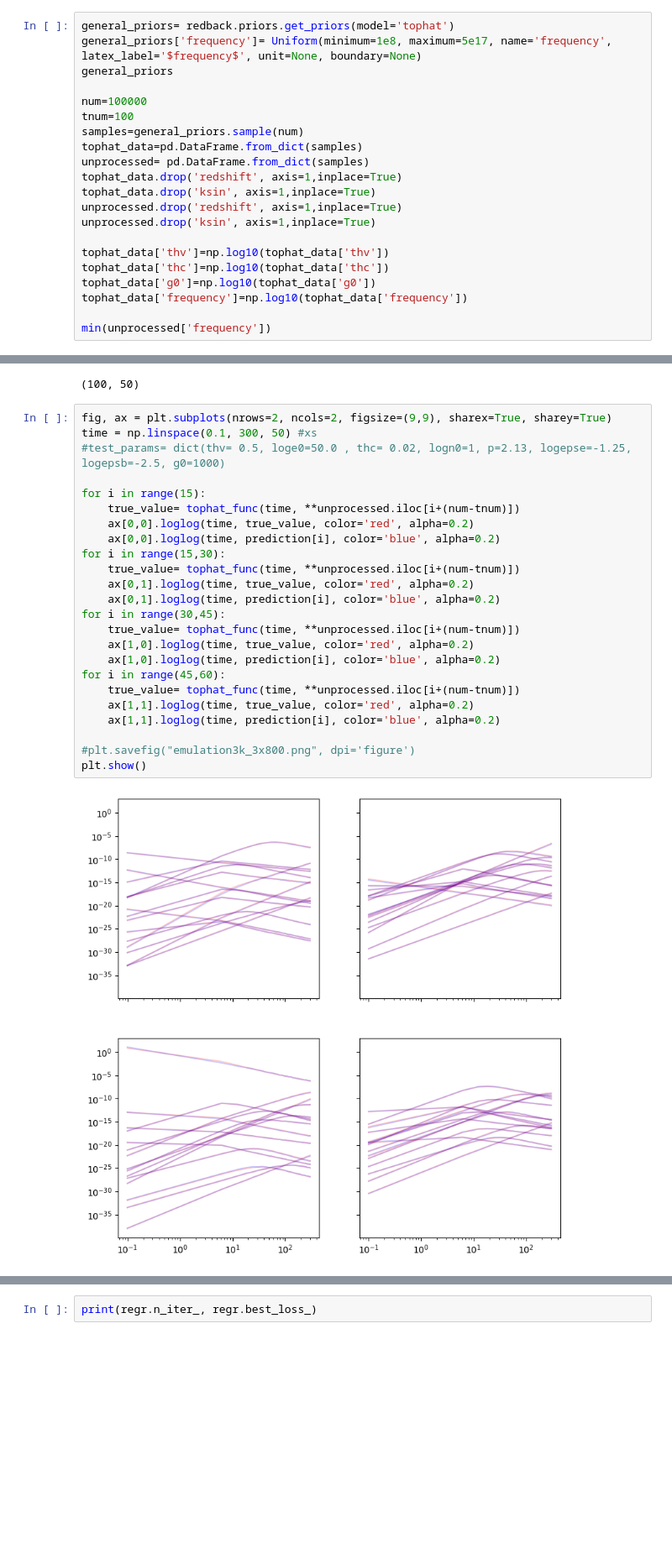
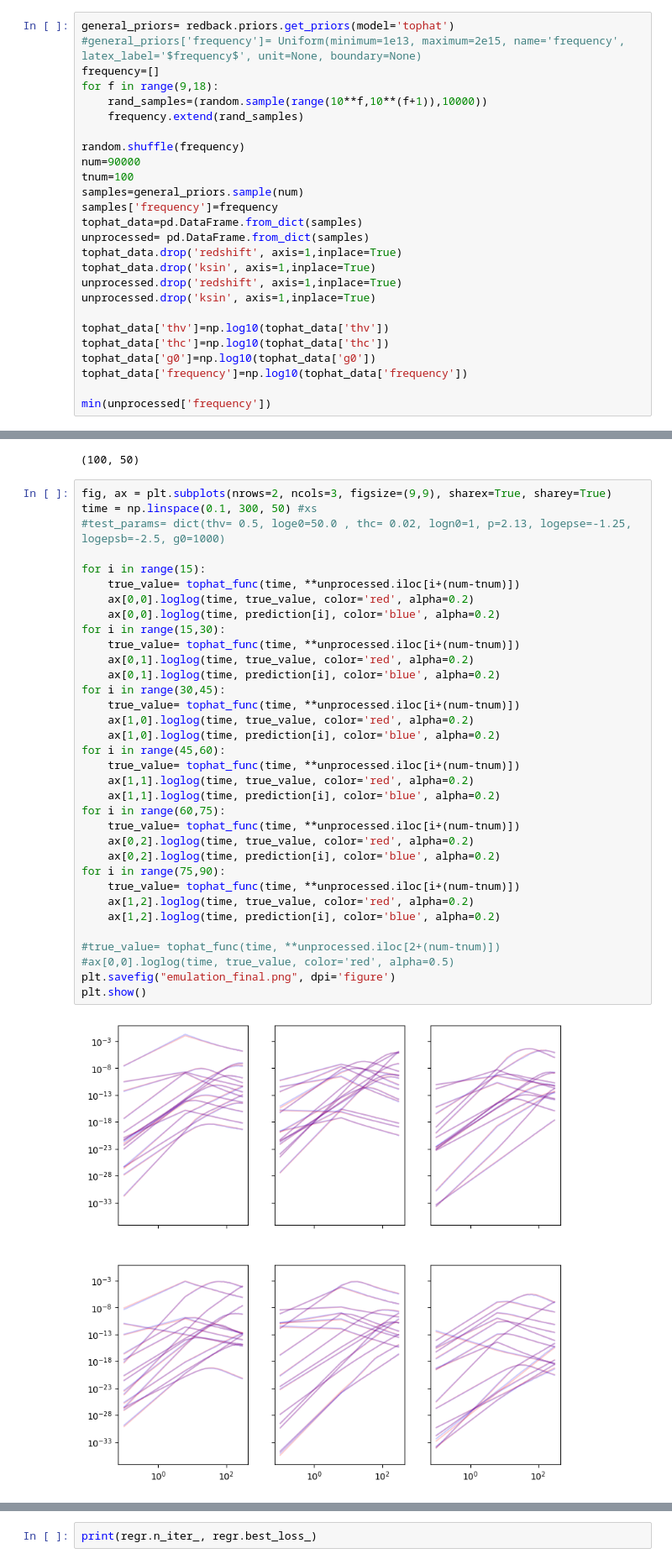
Before and after one commit to wfw23/MPhys_project, a Jupyter notebook: emulation.ipynb, the cells around one changed output, grey strips where cells are left out. Shown: that part at 84% size. Saved outputs shown, nothing was run; the diff lists cells and outputs as text; blank space fills up the shorter version.

Commit message:
finalising emulator, fix combined signals

```diff
--- a/emulation.ipynb
+++ b/emulation.ipynb
@@ -146,12 +148,17 @@ def tophat_func(time,  thv, loge0 , thc, logn0, p, logepse, logepsb, g0,frequenc
     return flux
 # %%
 general_priors= redback.priors.get_priors(model='tophat')
-general_priors['frequency']= Uniform(minimum=1e8, maximum=5e17, name='frequency', latex_label='$frequency$', unit=None, boundary=None)
-general_priors
+#general_priors['frequency']= Uniform(minimum=1e13, maximum=2e15, name='frequency', latex_label='$frequency$', unit=None, boundary=None)
+frequency=[]
+for f in range(9,18):
+    rand_samples=(random.sample(range(10**f,10**(f+1)),10000))
+    frequency.extend(rand_samples)
 
-num=100000
+random.shuffle(frequency)
+num=90000
 tnum=100
 samples=general_priors.sample(num)
+samples['frequency']=frequency
 tophat_data=pd.DataFrame.from_dict(samples)
 unprocessed= pd.DataFrame.from_dict(samples)
 tophat_data.drop('redshift', axis=1,inplace=True)
@@ -201,28 +206,38 @@ prediction.shape
 # %% [output]
 (100, 50)
 # %%
-fig, ax = plt.subplots(nrows=2, ncols=2, figsize=(9,9), sharex=True, sharey=True)
+fig, ax = plt.subplots(nrows=2, ncols=3, figsize=(9,9), sharex=True, sharey=True)
 time = np.linspace(0.1, 300, 50) #xs
 #test_params= dict(thv= 0.5, loge0=50.0 , thc= 0.02, logn0=1, p=2.13, logepse=-1.25, logepsb=-2.5, g0=1000)
 
 for i in range(15):
     true_value= tophat_func(time, **unprocessed.iloc[i+(num-tnum)])
     ax[0,0].loglog(time, true_value, color='red', alpha=0.2)
     ax[0,0].loglog(time, prediction[i], color='blue', alpha=0.2)
 for i in range(15,30):
     true_value= tophat_func(time, **unprocessed.iloc[i+(num-tnum)])
     ax[0,1].loglog(time, true_value, color='red', alpha=0.2)
     ax[0,1].loglog(time, prediction[i], color='blue', alpha=0.2)
 for i in range(30,45):
     true_value= tophat_func(time, **unprocessed.iloc[i+(num-tnum)])
     ax[1,0].loglog(time, true_value, color='red', alpha=0.2)
     ax[1,0].loglog(time, prediction[i], color='blue', alpha=0.2)
 for i in range(45,60):
     true_value= tophat_func(time, **unprocessed.iloc[i+(num-tnum)])
     ax[1,1].loglog(time, true_value, color='red', alpha=0.2)
     ax[1,1].loglog(time, prediction[i], color='blue', alpha=0.2)
+for i in range(60,75):
+    true_value= tophat_func(time, **unprocessed.iloc[i+(num-tnum)])
+    ax[0,2].loglog(time, true_value, color='red', alpha=0.2)
+    ax[0,2].loglog(time, prediction[i], color='blue', alpha=0.2)
+for i in range(75,90):
+    true_value= tophat_func(time, **unprocessed.iloc[i+(num-tnum)])
+    ax[1,2].loglog(time, true_value, color='red', alpha=0.2)
+    ax[1,2].loglog(time, prediction[i], color='blue', alpha=0.2)
 
-#plt.savefig("emulation3k_3x800.png", dpi='figure')
+#true_value= tophat_func(time, **unprocessed.iloc[2+(num-tnum)])
+#ax[0,0].loglog(time, true_value, color='red', alpha=0.5)
+plt.savefig("emulation_final.png", dpi='figure')
 plt.show()
 # %% [output]
-[figure, old version]
+[figure, new version]
```
Also changed, not shown: parts of 9 cells of this notebook, 39 other files.
